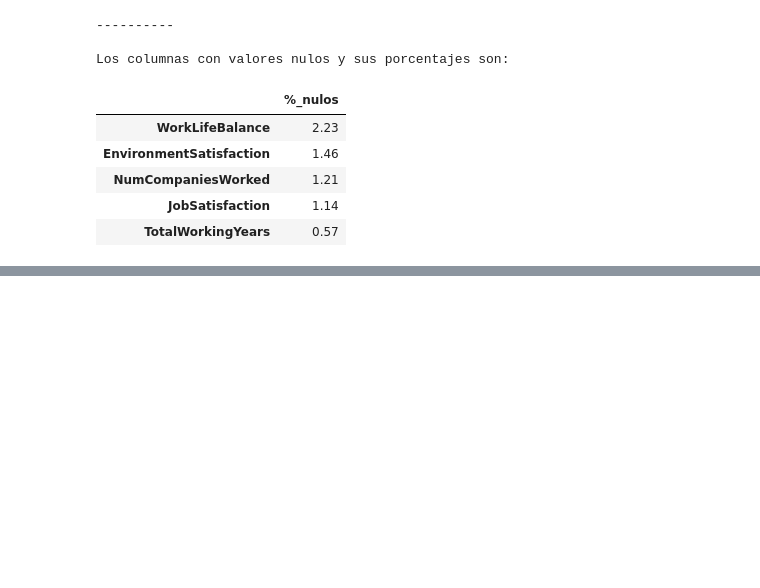
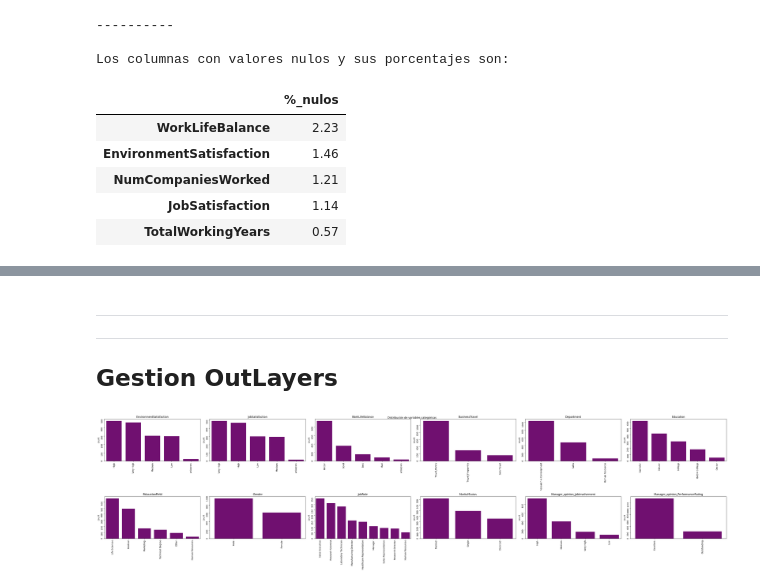
Before and after one commit to joseluisalmendral/Proyecto8_Clasificacion, a Jupyter notebook: notebooks/iteracion1/2_EDA.ipynb, the cells around one changed output, grey strips where cells are left out. Cells and saved outputs as stored; diff of their text form; code cells hidden in the pictures; blank space fills up the shorter version.

```diff
--- a/notebooks/iteracion1/2_EDA.ipynb
+++ b/notebooks/iteracion1/2_EDA.ipynb
@@ -131,4 +139,0 @@ Los columnas con valores nulos y sus porcentajes son:
-# %%
-df.fillna('unknown', inplace=True)
-
-df.isna().sum()
@@ -152,0 +140,8 @@ dtype: int64
+# %%
+df['WorkLifeBalance'].fillna('unknown', inplace=True)
+df['EnvironmentSatisfaction'].fillna('unknown', inplace=True)
+df['NumCompaniesWorked'].fillna(2.00, inplace=True)
+df['JobSatisfaction'].fillna('unknown', inplace=True)
+df['TotalWorkingYears'].fillna(10.00, inplace=True)
+
+df.isna().sum()
@@ -152,0 +166,10 @@ dtype: int64
+# %% [markdown]
+---
+---
+## Gestion OutLayers
+# %%
+vis = sup_prep.Visualizador(df)
+# %%
+vis.plot_categoricas(color='purple')
+# %% [output]
+[figure, added]
```
Also changed, not shown: parts of 19 cells of this notebook, 2 other files.
